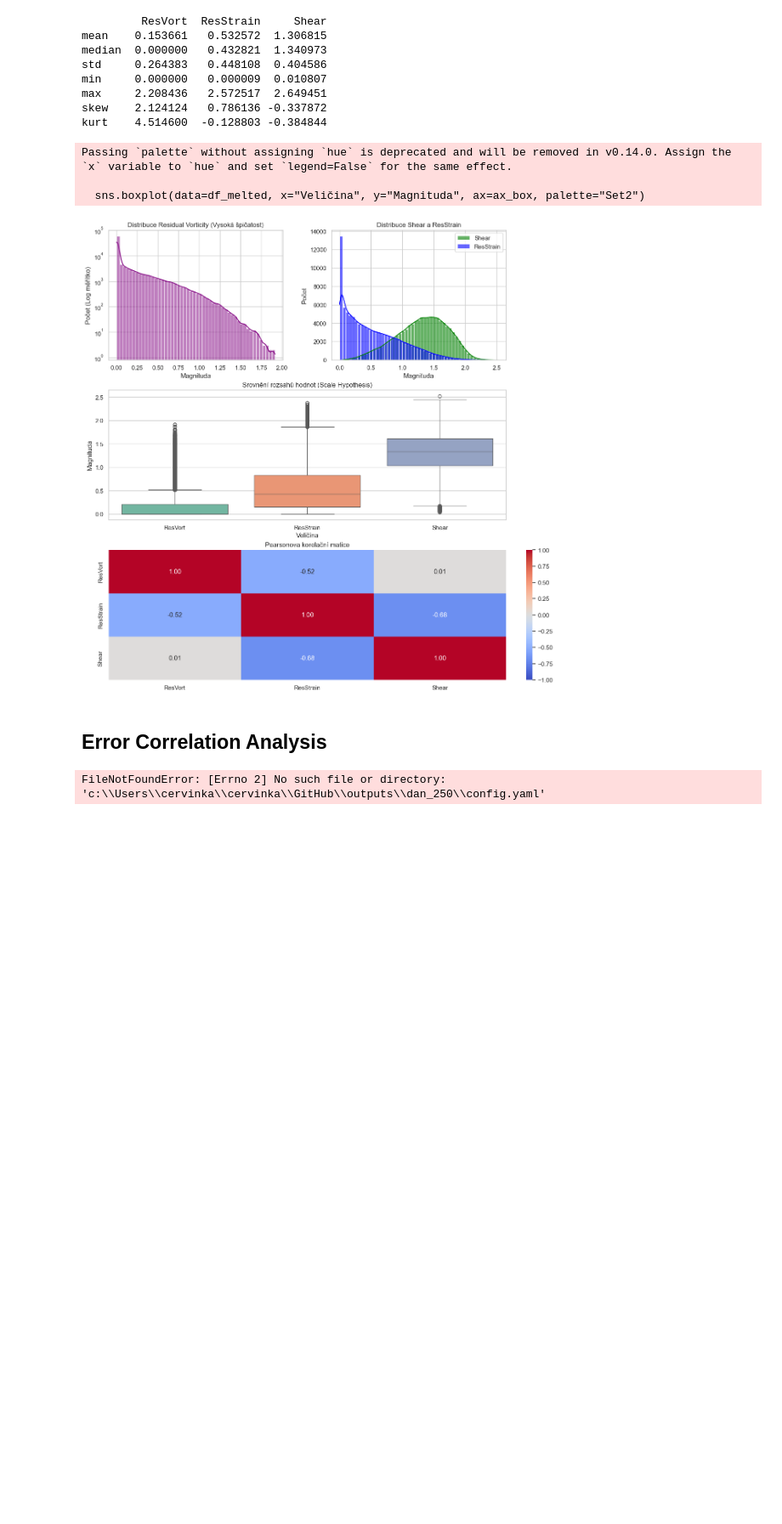
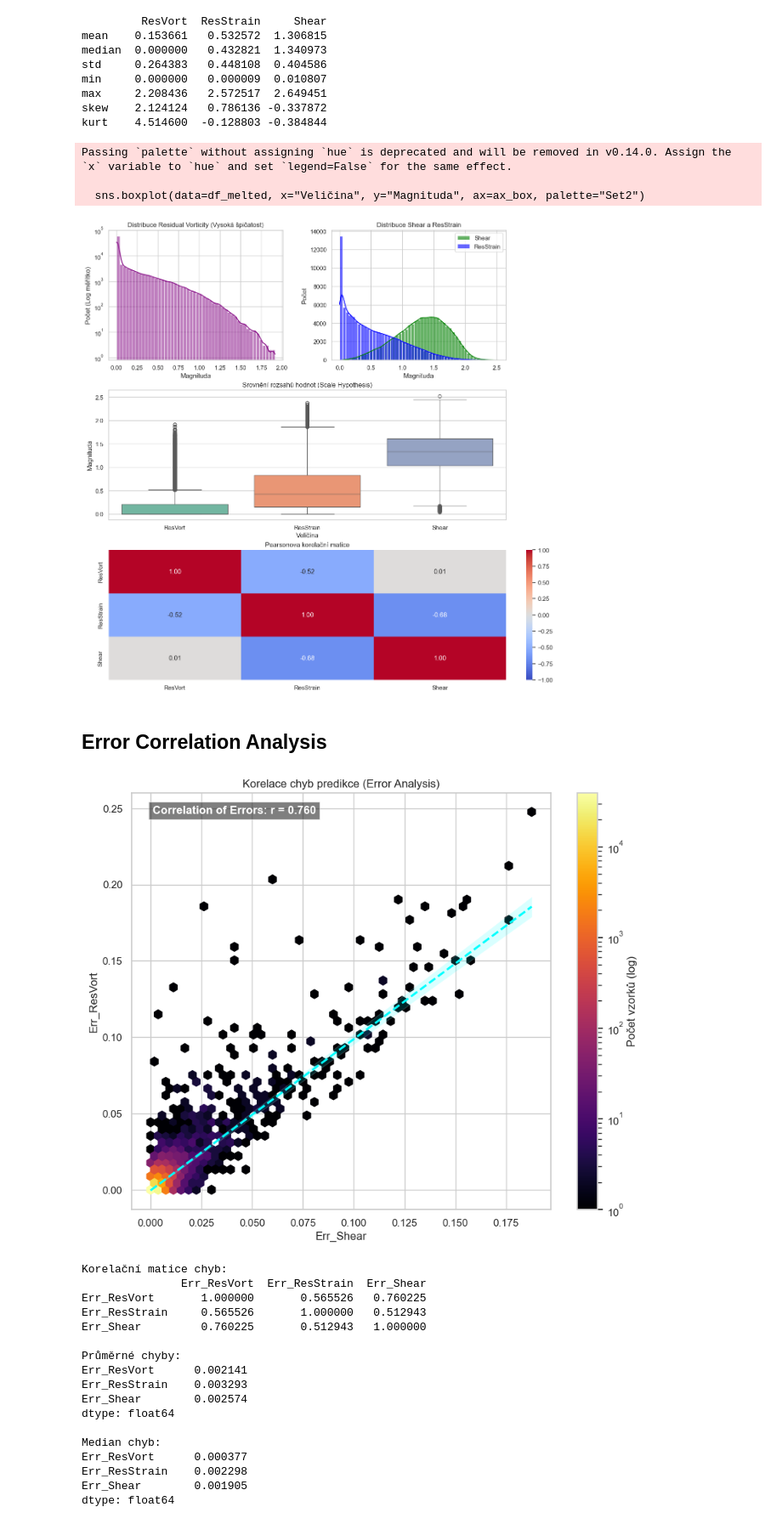
Before and after one commit to cervinka479/MathCAS, a Jupyter notebook: temp.ipynb, the cells around one changed output. Shown at 85% size. Saved outputs shown, nothing was run; the diff lists cells and outputs as text; code cells hidden in the pictures; blank space fills up the shorter version.

```diff
--- a/temp.ipynb
+++ b/temp.ipynb
@@ -177,7 +177,7 @@ if str(project_root) not in sys.path:
     sys.path.insert(0, str(project_root))
 
 # --- USER INPUTS ---
-model_dir = project_root / r"outputs\dan_250"
+model_dir = project_root / r"outputs\dan_1500"
 file_path = project_root / r"datasets\dataset_compressible_flow_5M_test.csv"
 
 # --- 1. LOAD MODEL ---
@@ -222,31 +222,48 @@ hb = ax.hexbin(x=df_errors[f"Err_{target_cols[-1]}"],  # Last column is usually
                cmap='inferno',
                bins='log',  # Log scale for colors
                mincnt=1)
 
 cb = fig.colorbar(hb, ax=ax, label='Počet vzorků (log)')
 ax.set_xlabel(f'Absolutní chyba: {target_cols[-1]}')
 ax.set_ylabel(f'Absolutní chyba: {target_cols[0]}')
 ax.set_title('Korelace chyb predikce (Error Analysis)')
 
 # Add trend line (error regression) to see the trend
 sns.regplot(x=df_errors[f"Err_{target_cols[-1]}"],
             y=df_errors[f"Err_{target_cols[0]}"],
             scatter=False, color="cyan", ax=ax, line_kws={"linestyle": "--"})
 
 # Calculate error correlation
 corr_err = df_errors[f"Err_{target_cols[-1]}"].corr(df_errors[f"Err_{target_cols[0]}"])
 ax.text(0.05, 0.95, f'Correlation of Errors: r = {corr_err:.3f}',
         transform=ax.transAxes, color='white', fontsize=12, fontweight='bold',
         bbox=dict(facecolor='black', alpha=0.5))
 
 plt.show()
 
 # --- 6. PRINT STATISTICS ---
 print("Korelační matice chyb:")
 print(df_errors.corr())
 print("\nPrůměrné chyby:")
 print(df_errors.mean())
 print("\nMedian chyb:")
 print(df_errors.median())
 # %% [output]
+[figure, added]
-FileNotFoundError: [Errno 2] No such file or directory: 'c:\\Users\\cervinka\\cervinka\\GitHub\\outputs\\dan_250\\config.yaml'
+Korelační matice chyb:
+               Err_ResVort  Err_ResStrain  Err_Shear
+Err_ResVort       1.000000       0.565526   0.760225
+Err_ResStrain     0.565526       1.000000   0.512943
+Err_Shear         0.760225       0.512943   1.000000
+
+Průměrné chyby:
+Err_ResVort      0.002141
+Err_ResStrain    0.003293
+Err_Shear        0.002574
+dtype: float64
+
+Median chyb:
+Err_ResVort      0.000377
+Err_ResStrain    0.002298
+Err_Shear        0.001905
+dtype: float64
```
Also changed, not shown: 5 other files.
